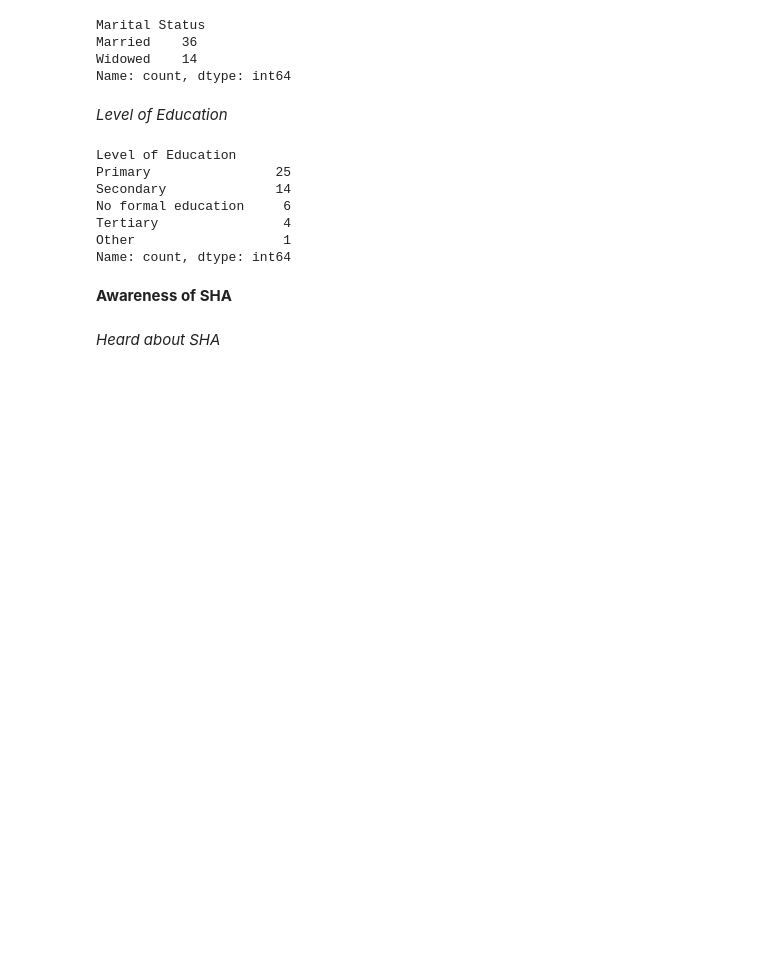
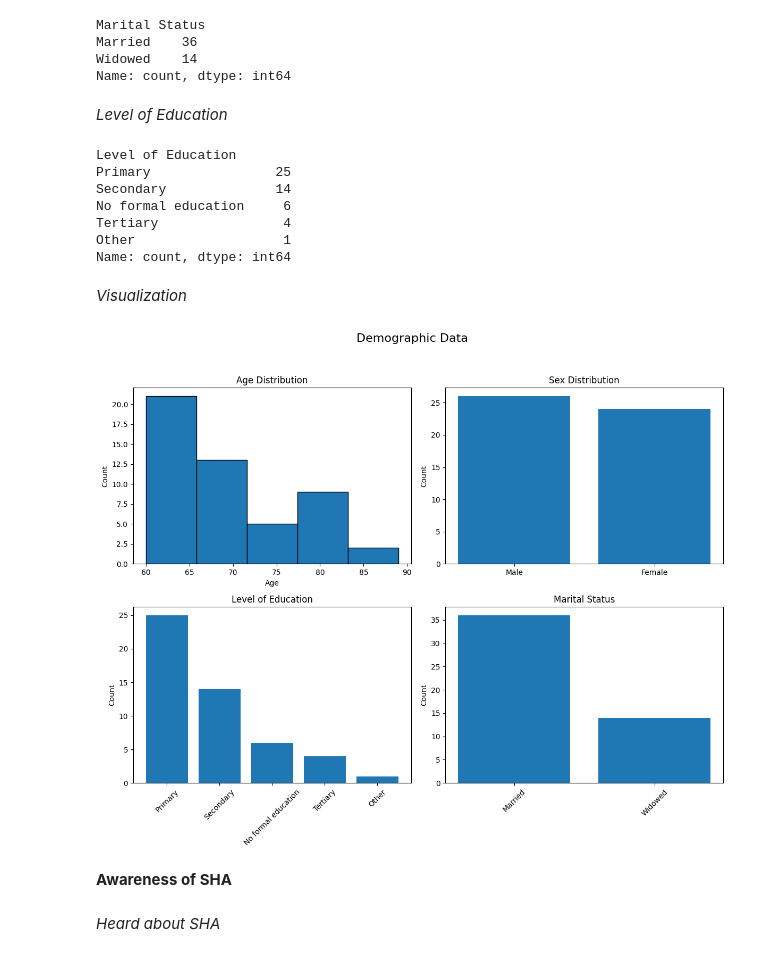
Before and after one commit to DennoCheru/Mosoriot, a Jupyter notebook: Mosoriot.ipynb, the cells around one changed output. Saved outputs shown, nothing was run; the diff lists cells and outputs as text; code cells hidden in the pictures; blank space fills up the shorter version.

Commit message:
Add plots and graphs

```diff
--- a/Mosoriot.ipynb
+++ b/Mosoriot.ipynb
@@ -273,6 +273,50 @@ No formal education     6
 Tertiary                4
 Other                   1
 Name: count, dtype: int64
+# %% [markdown]
+*Visualization*
+# %%
+fig, axes = plt.subplots(2, 2, figsize=(12,10))
+fig.suptitle('Demographic Data', fontsize=16)
+axes = axes.flatten()
+
+# Age Histogram
+axes[0].hist(
+    df_main['Age'], bins=5, edgecolor='black')
+axes[0].set_title('Age Distribution')
+axes[0].set_xlabel('Age')
+axes[0].set_ylabel('Count')
+
+# Sex Bar Chart
+axes[1].bar(
+    df_main['Sex'].value_counts().index,
+    df_main['Sex'].value_counts().values
+)
+axes[1].set_title('Sex Distribution')
+axes[1].set_ylabel('Count')
+
+# Level of Education - bar chart
+axes[2].bar(
+    df_main['Level of Education'].value_counts().index,
+    df_main['Level of Education'].value_counts().values
+)
+axes[2].set_title('Level of Education')
+axes[2].set_ylabel('Count')
+axes[2].tick_params(axis='x', rotation=45)
+
+# Marital Status - bar chart
+axes[3].bar(
+    df_main['Marital Status'].value_counts().index,
+    df_main['Marital Status'].value_counts().values
+)
+axes[3].set_title('Marital Status')
+axes[3].set_ylabel('Count')
+axes[3].tick_params(axis='x', rotation=45)
+
+plt.tight_layout(rect=[0, 0, 1, 0.95])
+plt.show()
+# %% [output]
+[figure, added]
 # %% [markdown]
 **Awareness of SHA**
 # %% [markdown]
```
Also changed, not shown: parts of 8 cells of this notebook.
